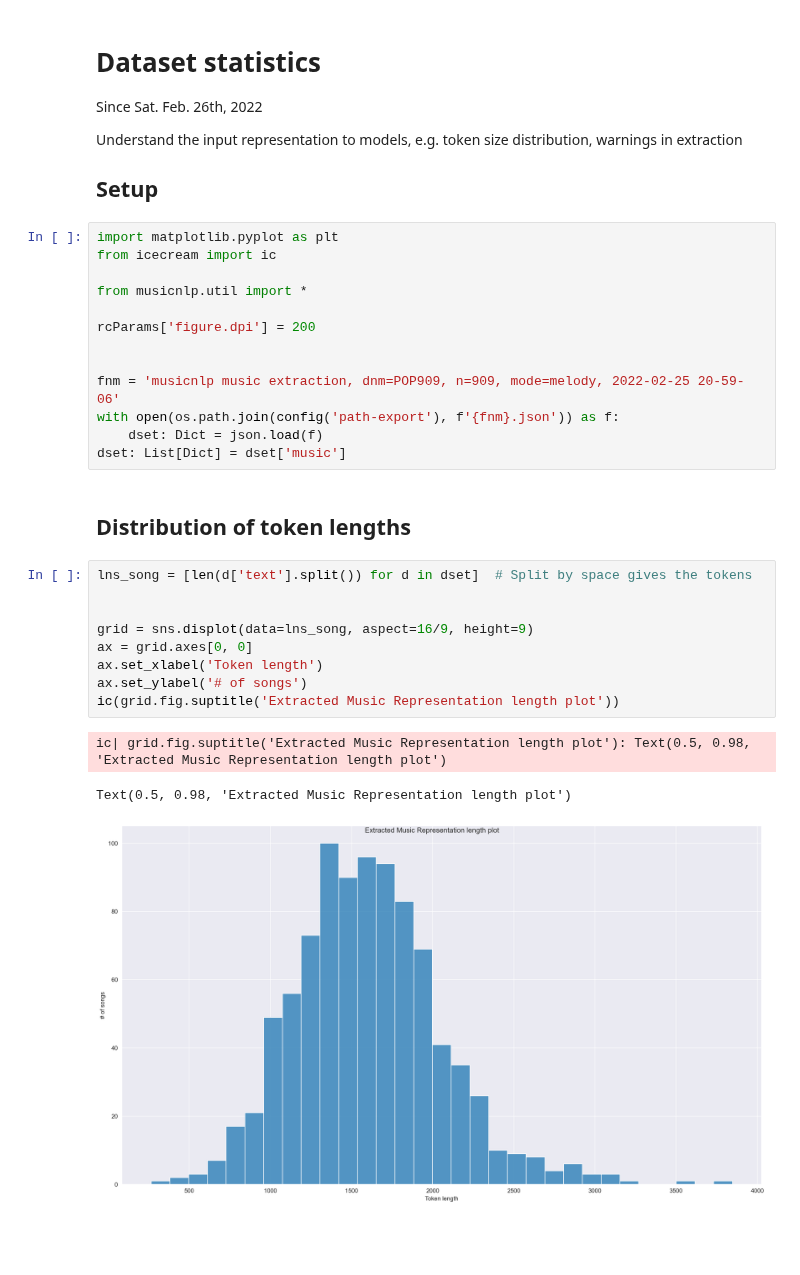
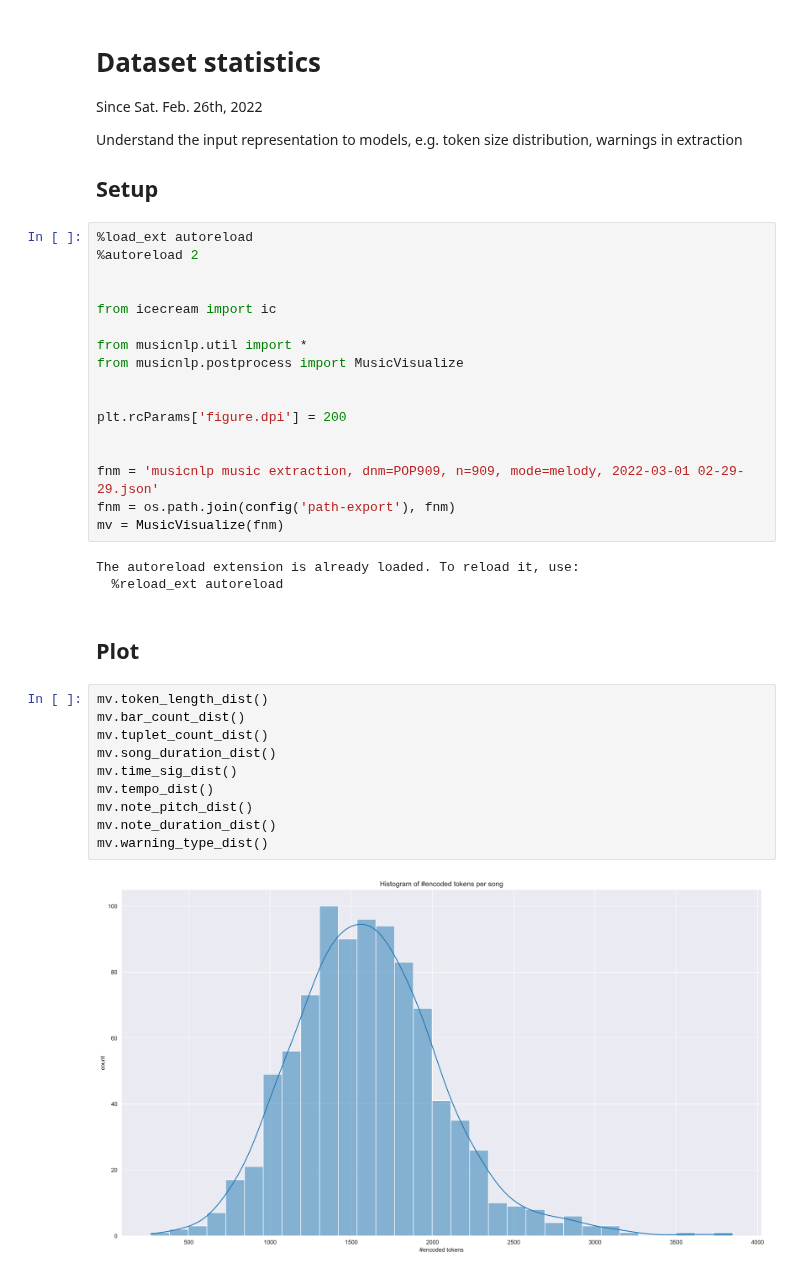
Before and after one commit to StefanHeng/Symbolic-Music-Generation, a Jupyter notebook: notebook/visualize/dataset_stats.ipynb, the cells around one changed output. Cells and saved outputs as stored; diff of their text form; blank space fills up the shorter version.

Commit message:
Update: extracted music plots

```diff
--- a/notebook/visualize/dataset_stats.ipynb
+++ b/notebook/visualize/dataset_stats.ipynb
@@ -9,30 +9,36 @@ Understand the input representation to models, e.g. token size distribution, war
 
 ## Setup
 # %%
-import matplotlib.pyplot as plt
+%load_ext autoreload
+%autoreload 2
+
+
 from icecream import ic
 
 from musicnlp.util import *
-
-rcParams['figure.dpi'] = 200
+from musicnlp.postprocess import MusicVisualize
 
 
-fnm = 'musicnlp music extraction, dnm=POP909, n=909, mode=melody, 2022-02-25 20-59-06'
-with open(os.path.join(config('path-export'), f'{fnm}.json')) as f:
-    dset: Dict = json.load(f)
-dset: List[Dict] = dset['music']
+plt.rcParams['figure.dpi'] = 200
+
+
+fnm = 'musicnlp music extraction, dnm=POP909, n=909, mode=melody, 2022-03-01 02-29-29.json'
+fnm = os.path.join(config('path-export'), fnm)
+mv = MusicVisualize(fnm)
+# %% [output]
+The autoreload extension is already loaded. To reload it, use:
+  %reload_ext autoreload
-# %% [markdown]
-## Distribution of token lengths
-# %%
-lns_song = [len(d['text'].split()) for d in dset]  # Split by space gives the tokens
-
-
-grid = sns.displot(data=lns_song, aspect=16/9, height=9)
-ax = grid.axes[0, 0]
-ax.set_xlabel('Token length')
-ax.set_ylabel('# of songs')
-ic(grid.fig.suptitle('Extracted Music Representation length plot'))
-# %% [output]
-ic| grid.fig.suptitle('Extracted Music Representation length plot'): Text(0.5, 0.98, 'Extracted Music Representation length plot')
-Text(0.5, 0.98, 'Extracted Music Representation length plot')
-[figure, removed]
+# %% [markdown]
+## Plot
+# %%
+mv.token_length_dist()
+mv.bar_count_dist()
+mv.tuplet_count_dist()
+mv.song_duration_dist()
+mv.time_sig_dist()
+mv.tempo_dist()
+mv.note_pitch_dist()
+mv.note_duration_dist()
+mv.warning_type_dist()
+# %% [output]
+[figure, added]
```
Also changed, not shown: parts of 1 cell of this notebook, 9 other files.
